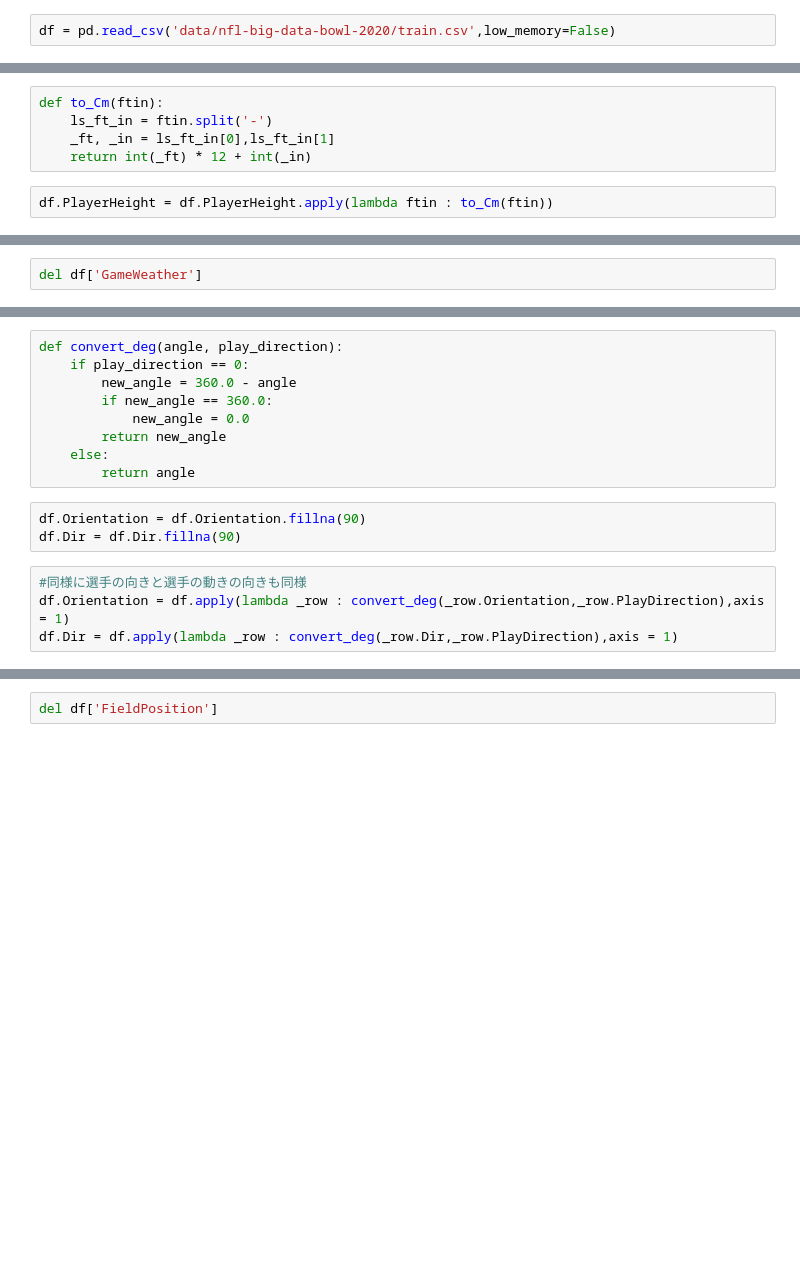
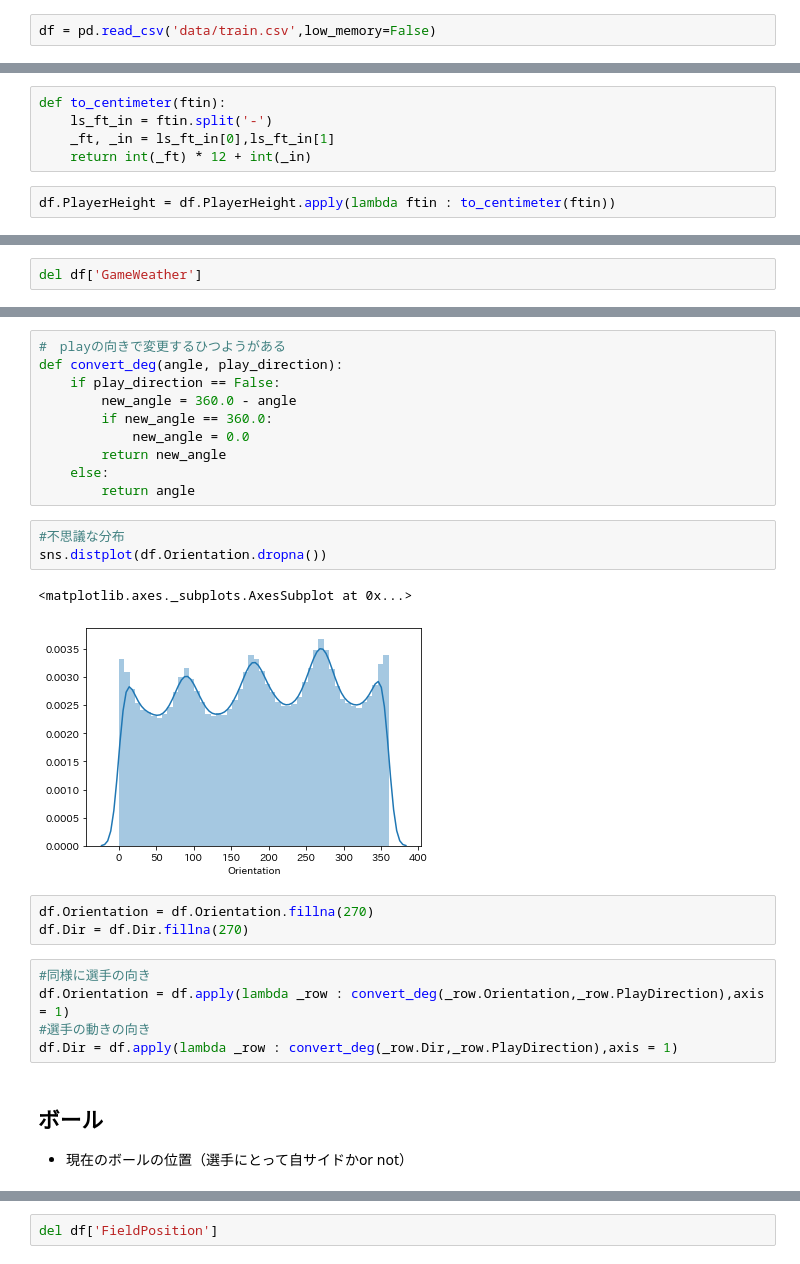
Before and after one commit to tanico-rikudo/TackleKaggle, a Jupyter notebook: SuperBoul/Superboul.ipynb, the cells around one changed output, grey strips where cells are left out. Drawn from its saved outputs; the diff is of its cells as text; blank space fills up the shorter version.

```diff
--- a/SuperBoul/Superboul.ipynb
+++ b/SuperBoul/Superboul.ipynb
@@ -25,7 +29,7 @@ from sklearn.preprocessing import StandardScaler
 pd.set_option('display.float_format', lambda x: '{:.3f}'.format(x)) #Limiting floats output to 3 decimal points
 pd.set_option('display.max_columns', 500)
 # %%
-df = pd.read_csv('data/nfl-big-data-bowl-2020/train.csv',low_memory=False)
+df = pd.read_csv('data/train.csv',low_memory=False)
 # %%
 df.head()
 # %% [output]
@@ -262,10 +268,10 @@ del df['GameClock']
 # %%
-def to_Cm(ftin):
+def to_centimeter(ftin):
     ls_ft_in = ftin.split('-')
     _ft, _in = ls_ft_in[0],ls_ft_in[1]
     return int(_ft) * 12 + int(_in)
 # %%
-df.PlayerHeight = df.PlayerHeight.apply(lambda ftin : to_Cm(ftin))
+df.PlayerHeight = df.PlayerHeight.apply(lambda ftin : to_centimeter(ftin))
 # %%
 df['PlayerBMI'] = 703*(df['PlayerWeight']/(df['PlayerHeight'])**2)
 # %%
@@ -372,17 +392,28 @@ df['X'] = df.apply(lambda _row: _row.X if _row.PlayDirection else 120 - _row.X ,
 # %%
+#　playの向きで変更するひつようがある
 def convert_deg(angle, play_direction):
-    if play_direction == 0:
+    if play_direction == False:
         new_angle = 360.0 - angle
         if new_angle == 360.0:
             new_angle = 0.0
         return new_angle
     else:
         return angle
+# %%
+#不思議な分布
+sns.distplot(df.Orientation.dropna())
+# %% [output]
+<matplotlib.axes._subplots.AxesSubplot at 0x...>
+[figure, added]
 # %%
-df.Orientation = df.Orientation.fillna(90)
-df.Dir = df.Dir.fillna(90)
+df.Orientation = df.Orientation.fillna(270)
+df.Dir = df.Dir.fillna(270)
 # %%
-#同様に選手の向きと選手の動きの向きも同様
+#同様に選手の向き
 df.Orientation = df.apply(lambda _row : convert_deg(_row.Orientation,_row.PlayDirection),axis = 1)
+#選手の動きの向き
 df.Dir = df.apply(lambda _row : convert_deg(_row.Dir,_row.PlayDirection),axis = 1)
+# %% [markdown]
+## ボール
+- 現在のボールの位置（選手にとって自サイドかor not）
 # %%
```
Also changed, not shown: parts of 48 cells of this notebook.
